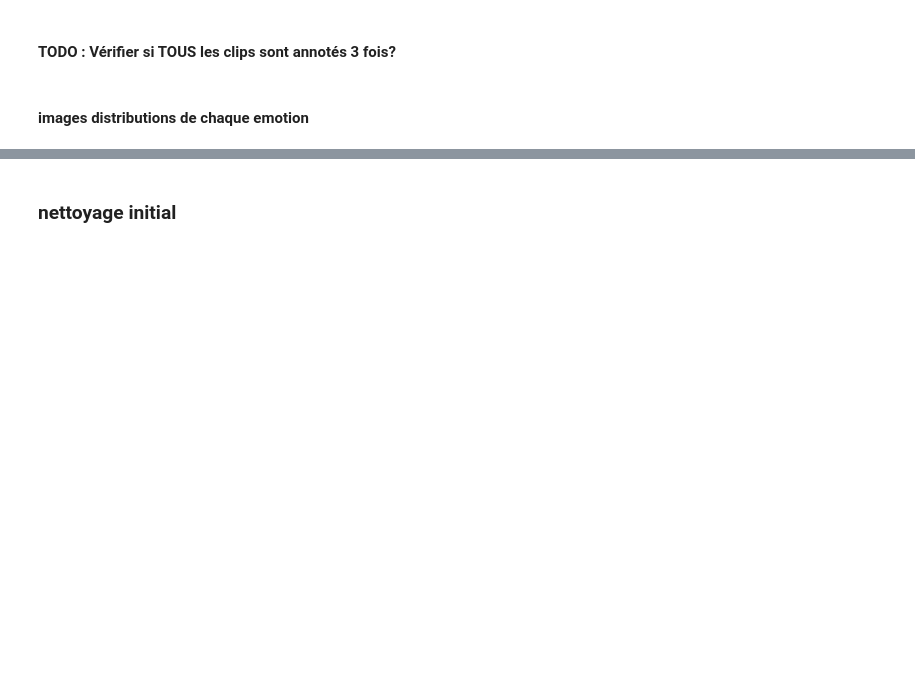
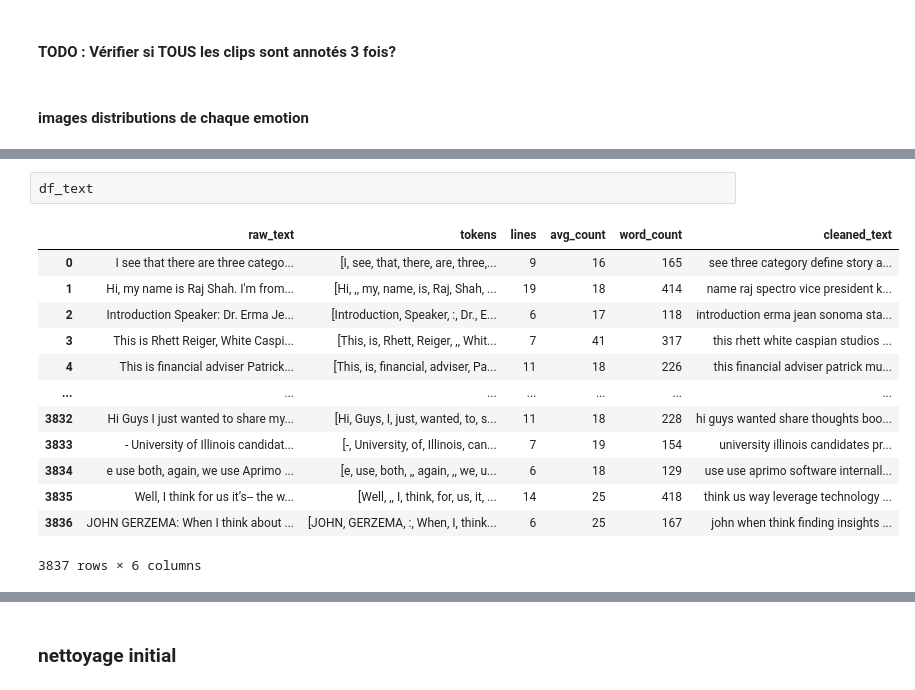
Before and after one commit to phgz/emotion, a Jupyter notebook: notebooks/text_cleaning.ipynb, the cells around one changed output, grey strips where cells are left out. Drawn from its saved outputs; the diff is of its cells as text; blank space fills up the shorter version.

```diff
--- a/notebooks/text_cleaning.ipynb
+++ b/notebooks/text_cleaning.ipynb
@@ -181,0 +247,16 @@ On remarque que les clips vidéos apparaissent 3 fois chacuns, mais les valeurs
+# %%
+df_text
+# %% [output]
+|  | raw_text | tokens | lines | avg_count | word_count | cleaned_text |
+| 0 | I see that there are three catego... | [I, see, that, there, are, three,... | 9 | 16 | 165 | see three category define story a... |
+| 1 | Hi, my name is Raj Shah. I'm from... | [Hi, ,, my, name, is, Raj, Shah, ... | 19 | 18 | 414 | name raj spectro vice president k... |
+| 2 | Introduction Speaker: Dr. Erma Je... | [Introduction, Speaker, :, Dr., E... | 6 | 17 | 118 | introduction erma jean sonoma sta... |
+| 3 | This is Rhett Reiger, White Caspi... | [This, is, Rhett, Reiger, ,, Whit... | 7 | 41 | 317 | this rhett white caspian studios ... |
+| 4 | This is financial adviser Patrick... | [This, is, financial, adviser, Pa... | 11 | 18 | 226 | this financial adviser patrick mu... |
+| ... | ... | ... | ... | ... | ... | ... |
+| 3832 | Hi Guys I just wanted to share my... | [Hi, Guys, I, just, wanted, to, s... | 11 | 18 | 228 | hi guys wanted share thoughts boo... |
+| 3833 | - University of Illinois candidat... | [-, University, of, Illinois, can... | 7 | 19 | 154 | university illinois candidates pr... |
+| 3834 | e use both, again, we use Aprimo ... | [e, use, both, ,, again, ,, we, u... | 6 | 18 | 129 | use use aprimo software internall... |
+| 3835 | Well, I think for us it’s-- the w... | [Well, ,, I, think, for, us, it, ... | 14 | 25 | 418 | think us way leverage technology ... |
+| 3836 | JOHN GERZEMA: When I think about ... | [JOHN, GERZEMA, :, When, I, think... | 6 | 25 | 167 | john when think finding insights ... |
+3837 rows × 6 columns
```
Also changed, not shown: parts of 14 cells of this notebook.
